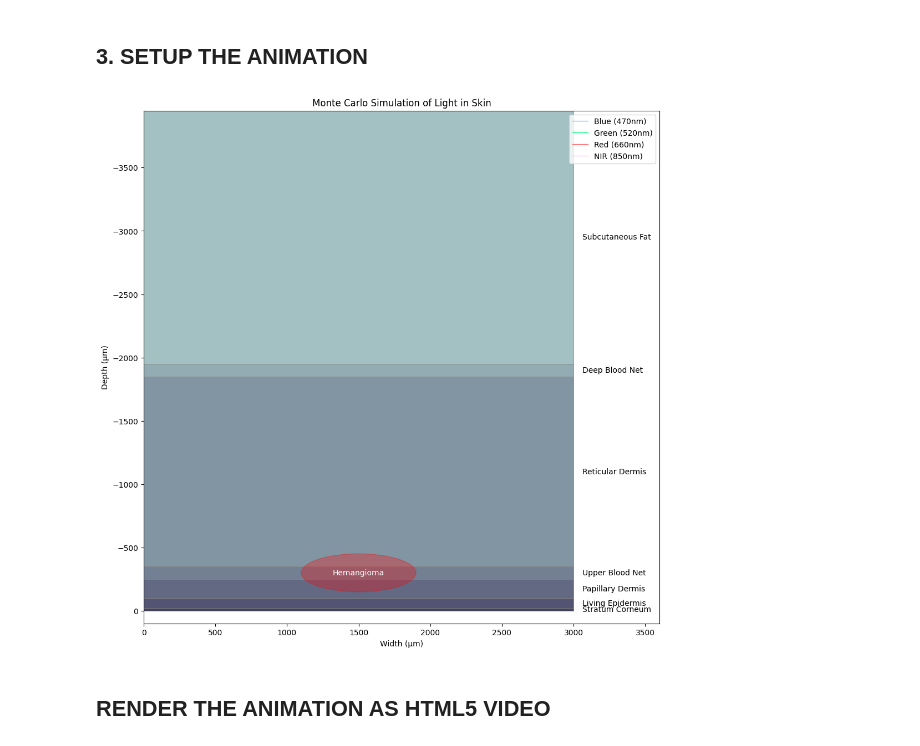
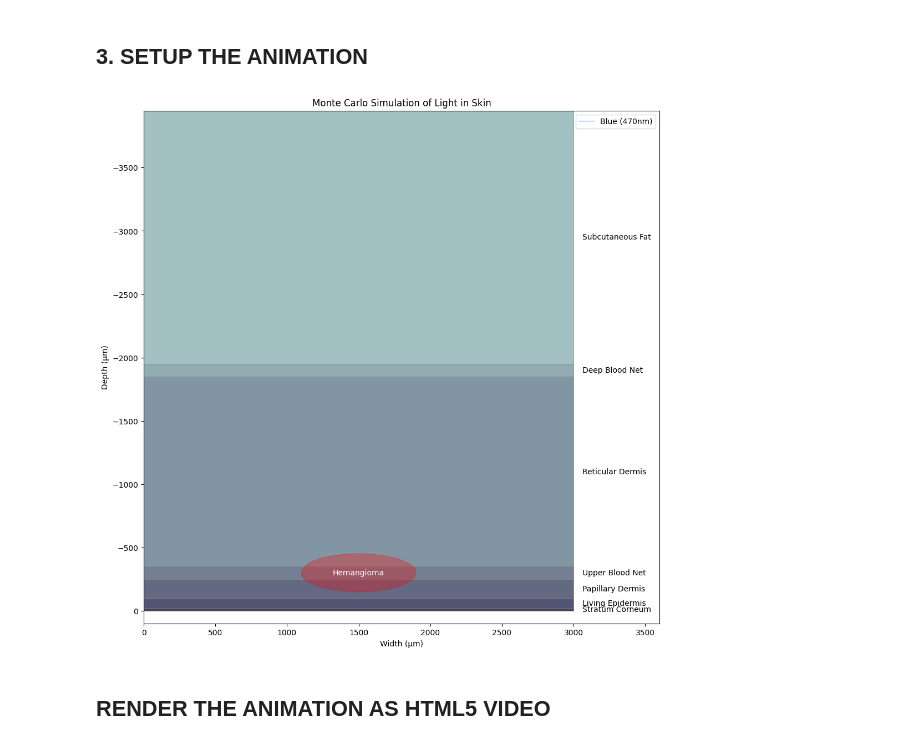
Before and after one commit to mkuziuk/light-in-skin-animation, a Jupyter notebook: animation.ipynb, the cells around one changed output. Cells and saved outputs as stored; diff of their text form; code cells hidden in the pictures.

```diff
--- a/animation.ipynb
+++ b/animation.ipynb
@@ -54,9 +54,9 @@ hemangioma_ellipse = Ellipse(hemangioma_center, hemangioma_width, hemangioma_hei
 # Relative absorption multiplier for hemoglobin at different wavelengths
 wavelengths = {
     'Blue (470nm)':  {'color': '#0077FF', 'hb_abs': 15.0},
-    'Green (520nm)': {'color': '#00FF77', 'hb_abs': 25.0},
-    'Red (660nm)':   {'color': '#FF5555', 'hb_abs': 1.0},
-    'NIR (850nm)':   {'color': '#DDA0DD', 'hb_abs': 0.5}
+    # 'Green (520nm)': {'color': '#00FF77', 'hb_abs': 25.0},
+    # 'Red (660nm)':   {'color': '#FF5555', 'hb_abs': 1.0},
+    # 'NIR (850nm)':   {'color': '#DDA0DD', 'hb_abs': 0.5}
 }
 # %% [markdown]
 ## 2. PHOTON MONTE CARLO ENGINE (SIMPLIFIED)
@@ -153,7 +153,7 @@ class Photon:
 # %%
 # Create photons for each wavelength
 photons = []
-num_photons_per_wl = 25
+num_photons_per_wl = 1000
 for wl_name in wavelengths:
     for i in range(num_photons_per_wl):
         # Start photons from a small area on the surface
@@ -167,12 +167,12 @@ for i, layer in enumerate(layer_defs):
     name, thickness = layer
     ax.add_patch(Rectangle((0, layer_boundaries[i+1]), skin_width, thickness,
                            facecolor=plt.cm.bone(i / len(layer_defs) * 0.5 + 0.3),
-                           edgecolor='gray', lw=0.5))
+                            edgecolor='gray', lw=0.5))
     ax.text(skin_width * 1.02, layer_boundaries[i+1] + thickness/2, f"{name}", va='center')
 
 # Plot the hemangioma
 hemangioma_patch = Ellipse(hemangioma_center, hemangioma_width, hemangioma_height,
-                           facecolor='red', alpha=0.3, edgecolor='red', lw=1)
+                            facecolor='red', alpha=0.3, edgecolor='red', lw=1)
 ax.add_patch(hemangioma_patch)
 ax.text(hemangioma_center[0], hemangioma_center[1], "Hemangioma", color='white', ha='center', va='center')
 
@@ -189,34 +189,34 @@ for wl_idx, wl_name in enumerate(wavelengths):
 
 def init():
     ax.set_xlim(0, skin_width * 1.2)
     ax.set_ylim(total_depth, 100)
     ax.set_xlabel("Width (μm)")
     ax.set_ylabel("Depth (μm)")
     ax.set_title("Monte Carlo Simulation of Light in Skin")
     ax.invert_yaxis()
 
     # Create a unique legend
     handles, labels = ax.get_legend_handles_labels()
     by_label = dict(zip(labels, handles))
     ax.legend(by_label.values(), by_label.keys(), loc='upper right')
 
     for line in lines:
         line.set_data([], [])
     return lines
 
 def animate(frame):
     for i, p in enumerate(photons):
         # Move each photon for a few steps per frame to speed up animation
         for _ in range(5):
             p.move()
         lines[i].set_data(p.x_path, p.z_path)
     return lines
 
 # Create the animation object
 # Note: This can be computationally intensive. `frames` controls the length.
 ani = FuncAnimation(fig, animate, init_func=init, frames=300, interval=20, blit=True)
 # %% [output]
-[figure, old version]
+[figure, new version]
 # %% [markdown]
 ## RENDER THE ANIMATION AS HTML5 VIDEO
 # %%
```
Also changed, not shown: 8 other files.
